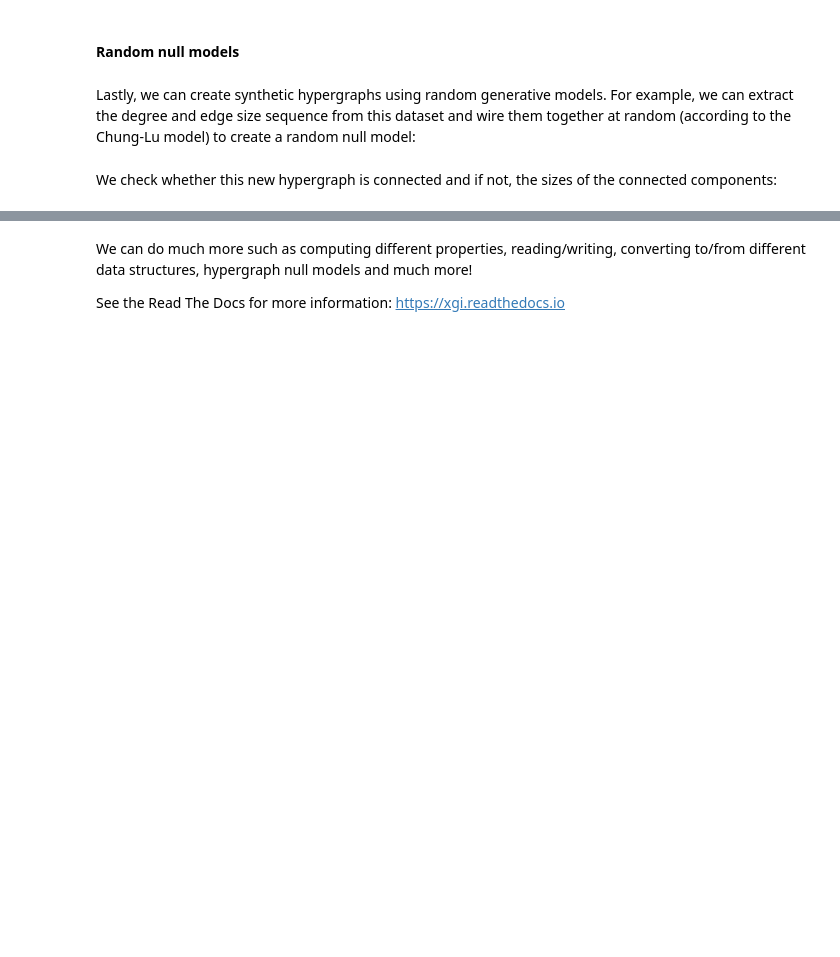
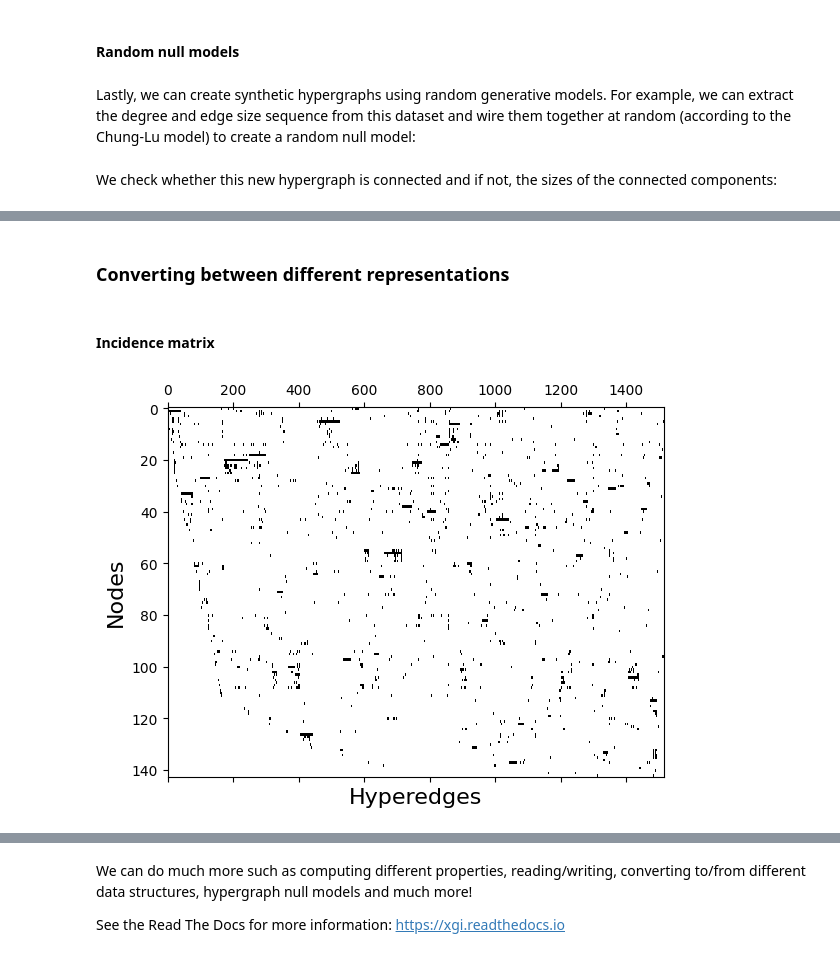
Before and after one commit to xgi-org/xgi, a Jupyter notebook: tutorials/quickstart.ipynb, the cells around one changed output, grey strips where cells are left out. Cells and saved outputs as stored; diff of their text form; code cells hidden in the pictures; blank space fills up the shorter version.

```diff
--- a/tutorials/quickstart.ipynb
+++ b/tutorials/quickstart.ipynb
@@ -108,0 +140,12 @@ if not connected:
+# %% [markdown]
+### Converting between different representations
+# %% [markdown]
+#### Incidence matrix
+# %%
+I = xgi.incidence_matrix(H_enron_cleaned, sparse=False)
+plt.spy(I, aspect="auto")
+plt.xlabel("Hyperedges", fontsize=16)
+plt.ylabel("Nodes", fontsize=16)
+plt.show()
+# %% [output]
+[figure, added]
```
Also changed, not shown: parts of 43 cells of this notebook, 1 other file.
